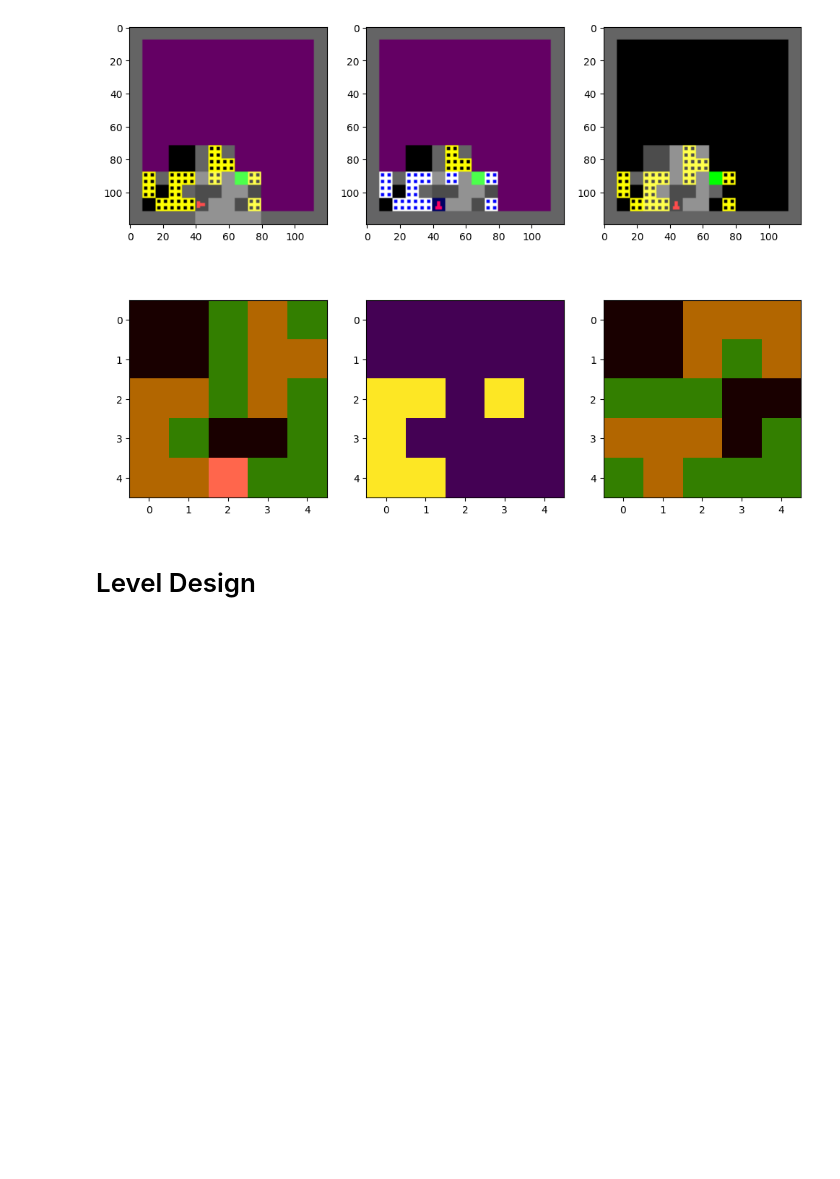
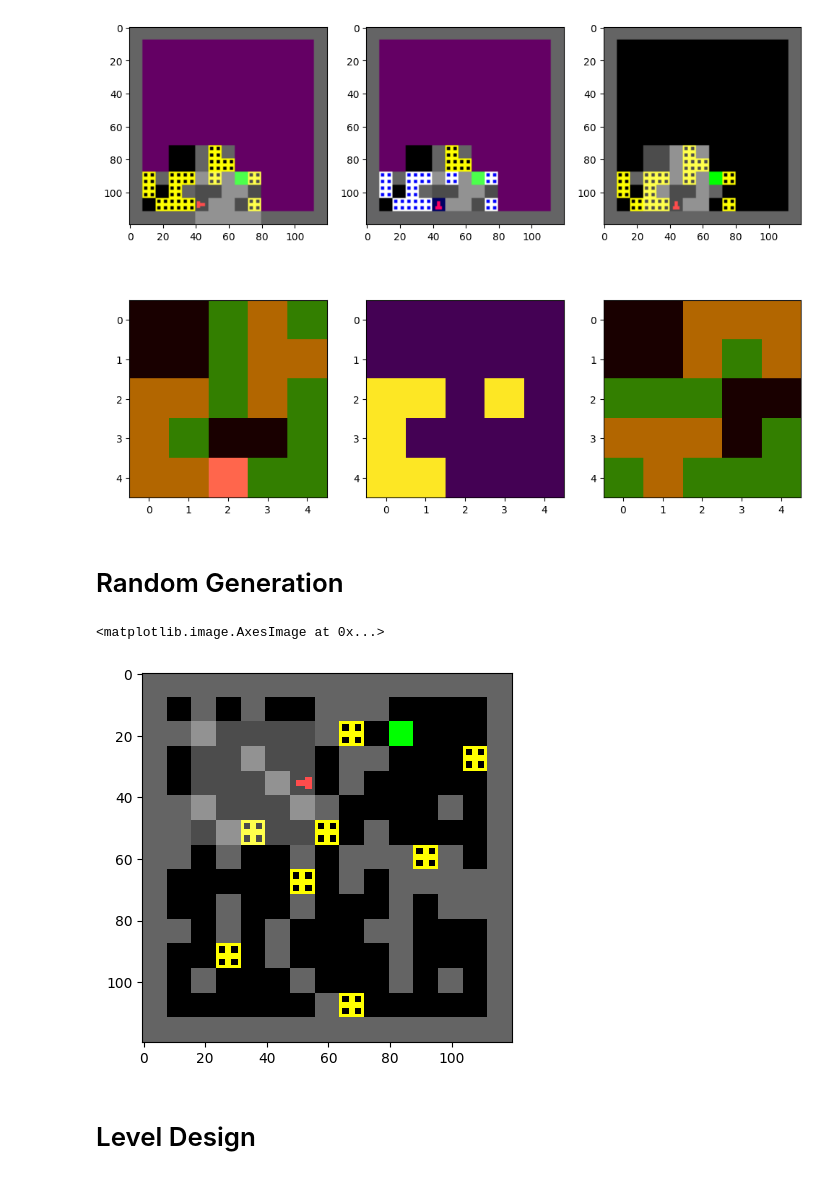
Before and after one commit to HarryMJMead/Dynamic-Environment-Generation-for-UED, a Jupyter notebook: env_testing/sokoban_maze_editor.ipynb, the cells around one changed output. Drawn from its saved outputs; the diff is of its cells as text; code cells hidden in the pictures; blank space fills up the shorter version.

Commit message:
sokoban original setup

```diff
--- a/env_testing/sokoban_maze_editor.ipynb
+++ b/env_testing/sokoban_maze_editor.ipynb
@@ -65,7 +65,7 @@ Will assume defaults for version 1.1
   with initialize(config_path=config_path):
 # %%
 env = SokobanMaze(max_height=13, max_width=13, agent_view_size=5, normalize_obs=True)
-sample_random_level = make_level_generator(env.max_height, env.max_width, 60)
+sample_random_level = make_level_sokoban_generator(env.max_height, env.max_width, 60, 10)
 adv_env = LocalSokobanMazeEditorRotateSplitAct(env, random_z_dimensions=config['adv_random_z_dimension'], zero_out_random_z=config['adv_zero_out_random_z'], num_agents=1, agent_view_size=5)
 adv_env_renderer = ObservedMazeRenderer(env, tile_size=8, render_boxes=True)
 adv_env_renderer_w_agents = LocalObservedMazeRenderer(env, tile_size=8, render_boxes=True)
@@ -190,6 +190,17 @@ axes[1, 1].imshow(adv_obs.agent_boxes)
 # %% [output]
 <matplotlib.image.AxesImage at 0x...>
 [figure]
+# %% [markdown]
+# Random Generation
+# %%
+rng, _rng = jax.random.split(rng)
+random_level = sample_random_level(rng)
+
+random_level_image = adv_env_renderer.render_level(random_level, env_params)
+plt.imshow(random_level_image)
+# %% [output]
+<matplotlib.image.AxesImage at 0x...>
+[figure, added]
 # %% [markdown]
 # Level Design
 # %%
```
Also changed, not shown: parts of 1 cell of this notebook, 11 other files.
